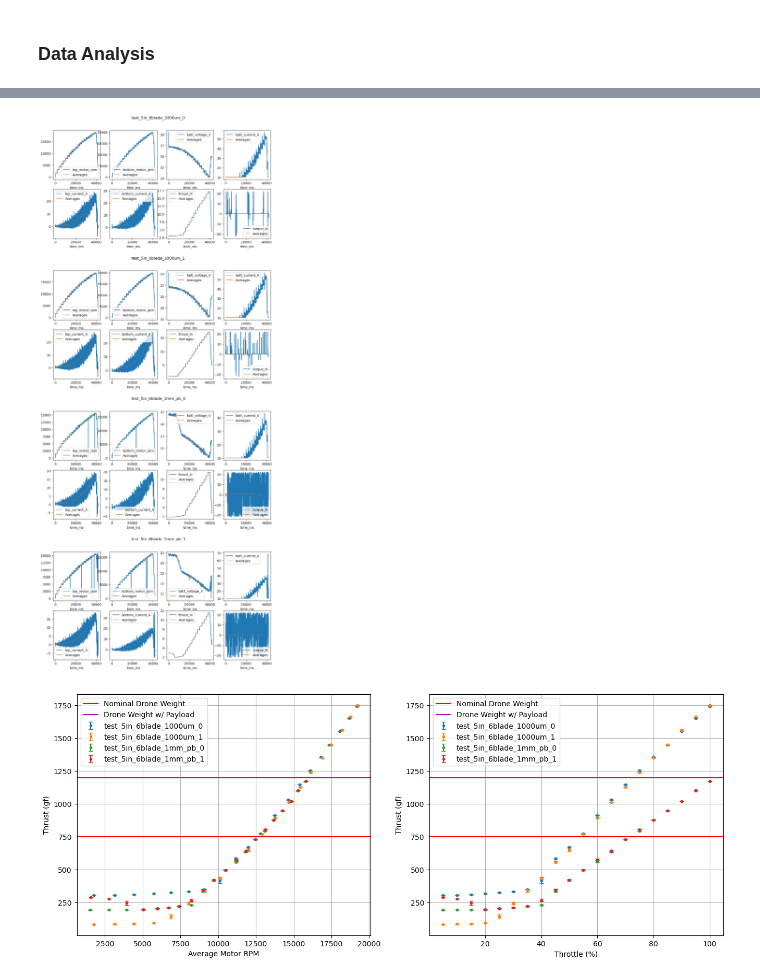
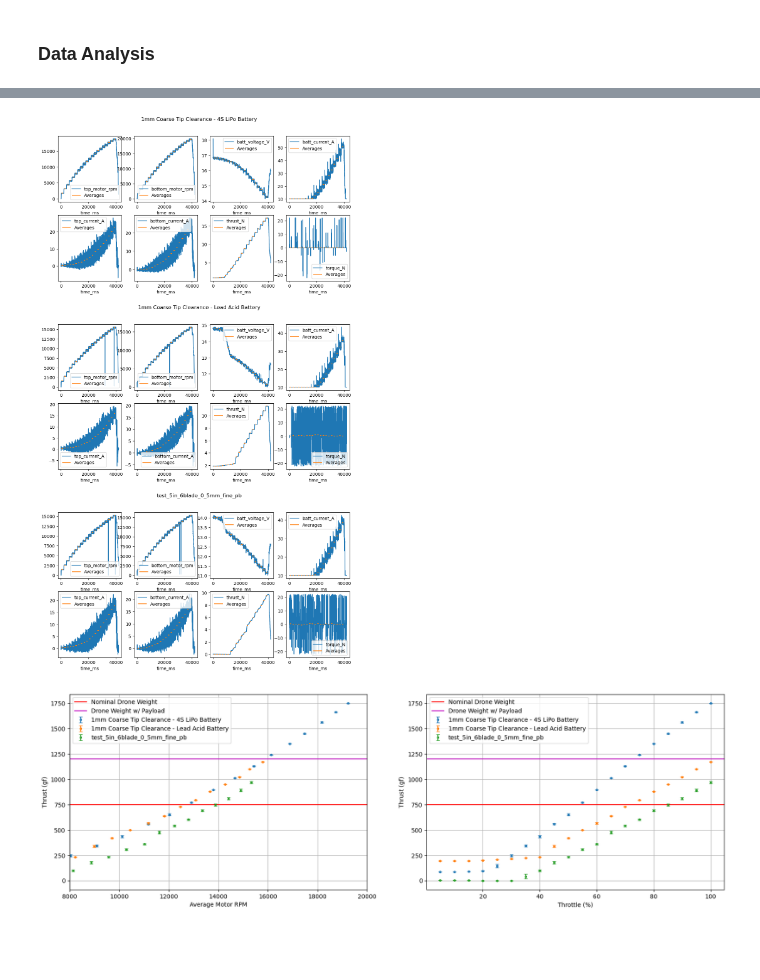
Before and after one commit to gtaharaedmonds/coaxial-drone, a Jupyter notebook: thrust_jig/test_runner/coarse_tip_clearance_experiment_notebook.ipynb, the cells around one changed output, grey strips where cells are left out. Drawn from its saved outputs; the diff is of its cells as text; code cells hidden in the pictures; blank space fills up the shorter version.

```diff
--- a/thrust_jig/test_runner/coarse_tip_clearance_experiment_notebook.ipynb
+++ b/thrust_jig/test_runner/coarse_tip_clearance_experiment_notebook.ipynb
@@ -67,17 +67,26 @@ test_directory = Path("../test_data/coarse_tip_clearance/")
 # %%
 data_dict = {}
 
-data_dict["test_5in_6blade_1mm_pb_0"] = test_run(
+data_dict["1mm Coarse Tip Clearance - Lead Acid Battery"] = test_run(
     filename=test_directory / "test_5in_6blade_1mm_pb_0.csv", plan=plan
 )
-data_dict["test_5in_6blade_1mm_pb_1"] = test_run(
-    filename=test_directory / "test_5in_6blade_1mm_pb_1.csv", plan=plan
+# data_dict["test_5in_6blade_1mm_pb_1"] = test_run(
+#     filename=test_directory / "test_5in_6blade_1mm_pb_1.csv", plan=plan
+# )
+data_dict["1mm Coarse Tip Clearance - 4S LiPo Battery"] = test_run(
+    filename=test_directory / "test_5in_6blade_1000um_1.csv", plan=plan
 )
-data_dict["test_5in_6blade_1000um_0"] = test_run(
-    filename=test_directory / "test_5in_6blade_1000um_0.csv", plan=plan
+# data_dict["test_5in_6blade_1000um_1"] = test_run(
+#     filename=test_directory / "test_5in_6blade_1000um_1.csv", plan=plan
+# )
+# data_dict["test_5in_6blade_1mm_fine"] = test_run(
+#     filename=test_directory / "test_5in_6blade_1mm_fine.csv", plan=plan
+# )
+data_dict["1mm Fine Tip Clearance - Binding"] = test_run(
+    filename=test_directory / "test_5in_6blade_1mm_fine_pb.csv", plan=plan
 )
-data_dict["test_5in_6blade_1000um_1"] = test_run(
-    filename=test_directory / "test_5in_6blade_1000um_1.csv", plan=plan
+data_dict["test_5in_6blade_0_5mm_fine_pb"] = test_run(
+    filename=test_directory / "test_5in_6blade_0_5mm_fine_pb.csv", plan=plan
 )
 # data_dict["test_5in_6blade_1500um_0"] = test_run(
 #     filename=test_directory / "test_5in_6blade_1500um_0.csv", plan=plan
@@ -237,7 +241,7 @@ for subfig, (n, grp) in zip(subfigs, df_all.groupby("test_name")):
         ax.legend()
     subfig.suptitle(n)
 # %% [output]
-[figure, old version]
+[figure, new version]
 # %%
 thrust_mean_g = df_steps["thrust_N"]["mean"] / 9.81 * 1e3
 thrust_g_err = df_steps["thrust_N"]["std"] / 9.81 * 1e3
@@ -277,26 +281,27 @@ df_thrust_power = pd.DataFrame(
 hover_thrust_g = 750
 payload_thrust_g = 1200
 # %%
-fig, ax = plt.subplots(nrows = 1, ncols = 2, figsize = (16, 6))
+fig, ax = plt.subplots(nrows = 1, ncols = 2, figsize = (20, 6))
 for n, grp in df_thrust_power.groupby("test_name"):
     ax[0].errorbar(x="rpm_avg", y="thrust_mean_g", yerr="thrust_g_err", data=grp, label=n, fmt='o', capsize=3, markersize=3)
     ax[1].errorbar(x=grp.index.get_level_values("throttle"), y="thrust_mean_g", yerr="thrust_g_err", data=grp, label=n, fmt='o', capsize=3, markersize=3)
 
 ax[0].set_xlabel("Average Motor RPM")
 ax[0].set_ylabel("Thrust (gf)")
+ax[0].set_xlim(8000, 20000)
 ax[0].axhline(hover_thrust_g, color="r", label="Nominal Drone Weight")
 ax[0].axhline(payload_thrust_g, color="m", label="Drone Weight w/ Payload")
 ax[0].legend()
 ax[0].grid()
 
 ax[1].set_xlabel("Throttle (%)")
 ax[1].set_ylabel("Thrust (gf)")
 ax[1].axhline(hover_thrust_g, color="r", label="Nominal Drone Weight")
 ax[1].axhline(payload_thrust_g, color="m", label="Drone Weight w/ Payload")
 ax[1].legend()
 ax[1].grid()
 # %% [output]
-[figure, old version]
+[figure, new version]
 # %%
 plt.figure(figsize=(10, 6))
 for n, grp in df_thrust_power.groupby("test_name"):
```
Also changed, not shown: parts of 10 cells of this notebook, 10 other files.
